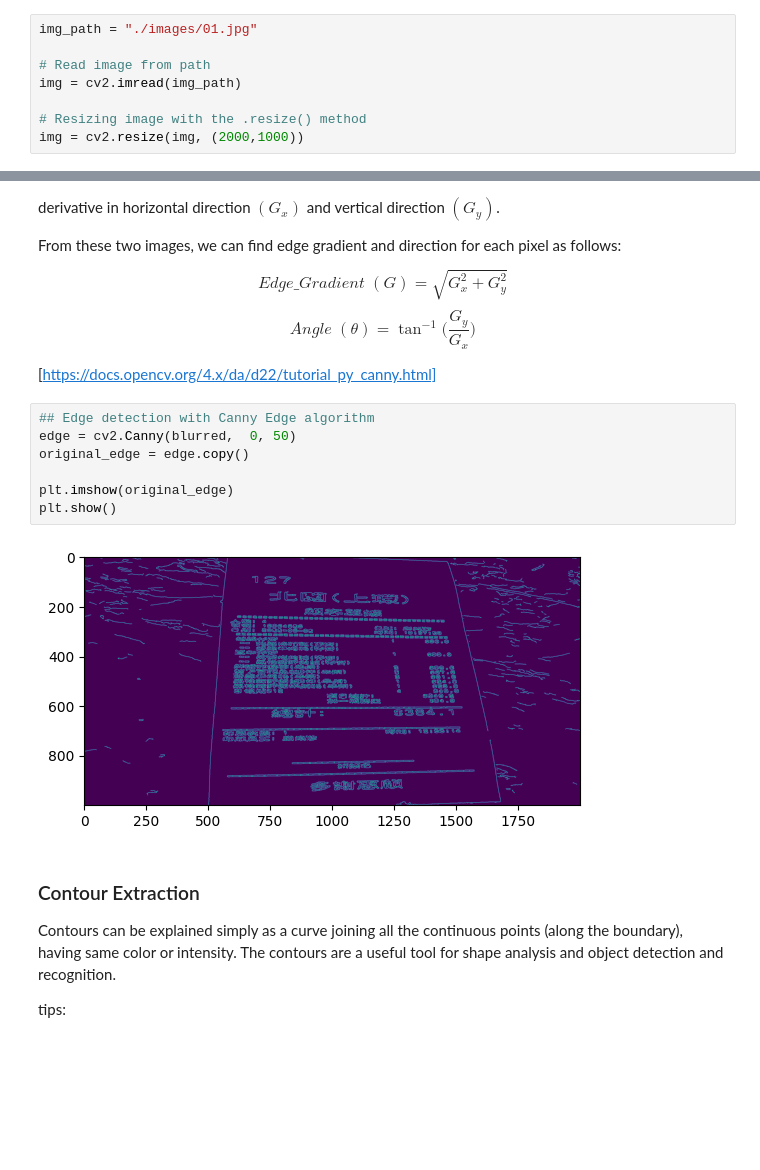
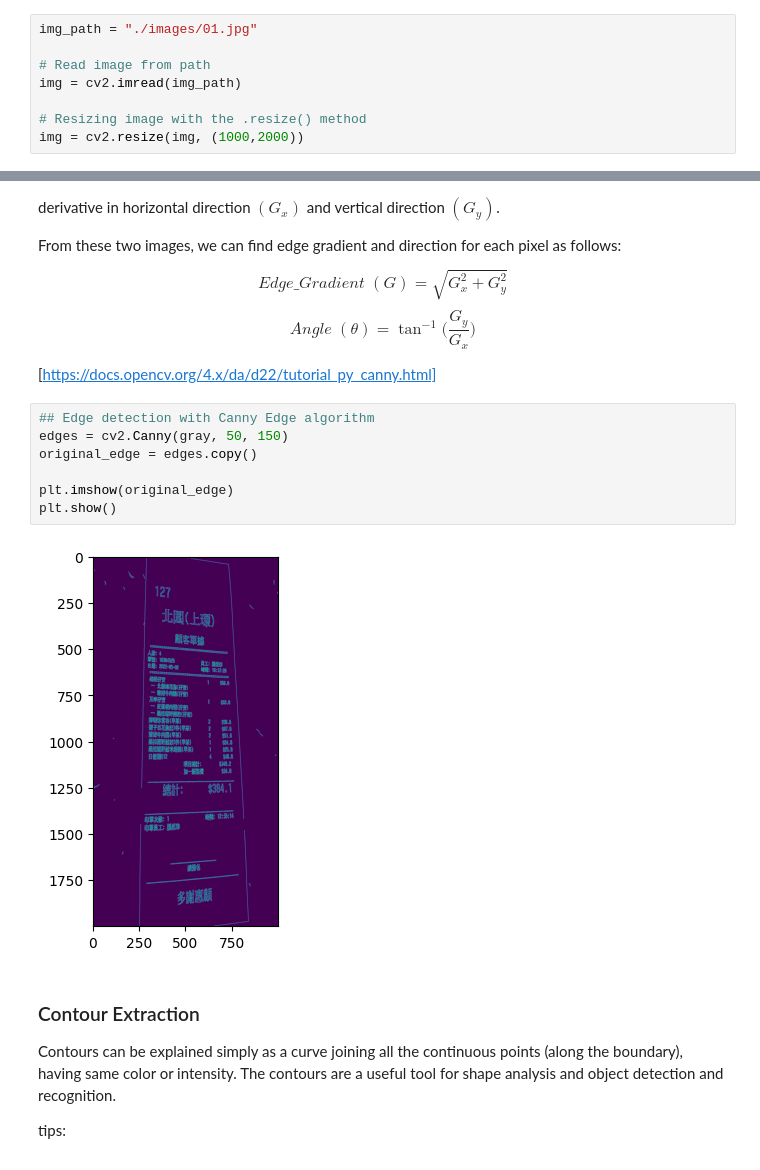
Before and after one commit to Hctor11/statistics-notes, a Jupyter notebook: 00-training-practices/document-scanner/scanner.ipynb, the cells around one changed output, grey strips where cells are left out. Saved outputs shown, nothing was run; the diff lists cells and outputs as text; blank space fills up the shorter version.

```diff
--- a/00-training-practices/document-scanner/scanner.ipynb
+++ b/00-training-practices/document-scanner/scanner.ipynb
@@ -23,7 +23,7 @@ img_path = "./images/01.jpg"
 img = cv2.imread(img_path)
 
 # Resizing image with the .resize() method
-img = cv2.resize(img, (2000,1000))
+img = cv2.resize(img, (1000,2000))
 # %% [markdown]
 ### Process of using the image for code processing
 
@@ -92,13 +92,13 @@ $$
 [https://docs.opencv.org/4.x/da/d22/tutorial_py_canny.html]
 # %%
 ## Edge detection with Canny Edge algorithm
-edge = cv2.Canny(blurred,  0, 50)
-original_edge = edge.copy()
+edges = cv2.Canny(gray, 50, 150)
+original_edge = edges.copy()
 
 plt.imshow(original_edge)
 plt.show()
 # %% [output]
-[figure, old version]
+[figure, new version]
 # %% [markdown]
 ### Contour Extraction
 
```
Also changed, not shown: parts of 6 cells of this notebook.
